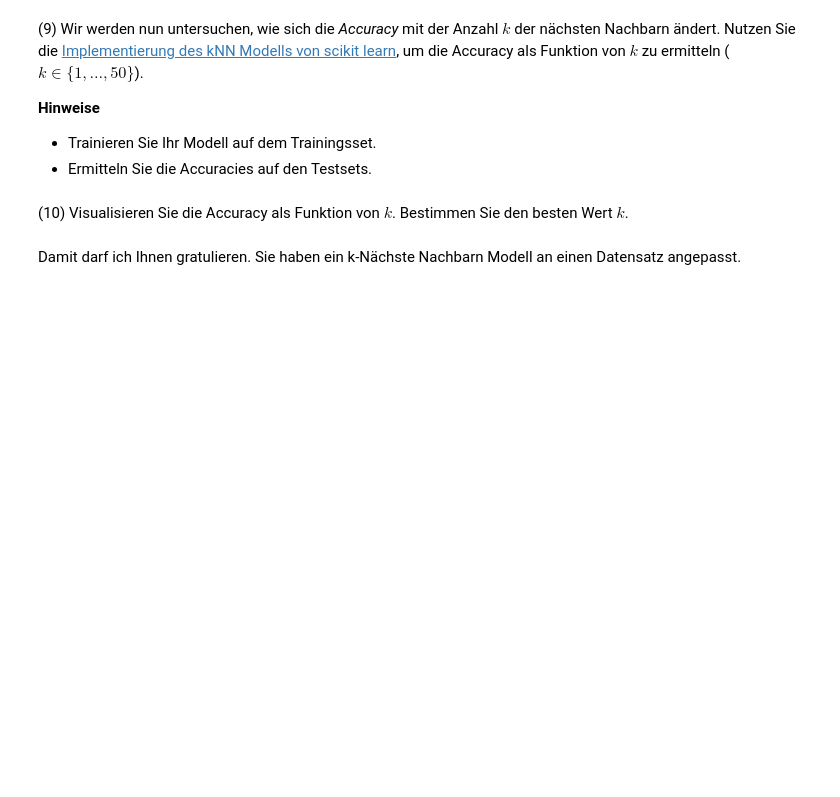
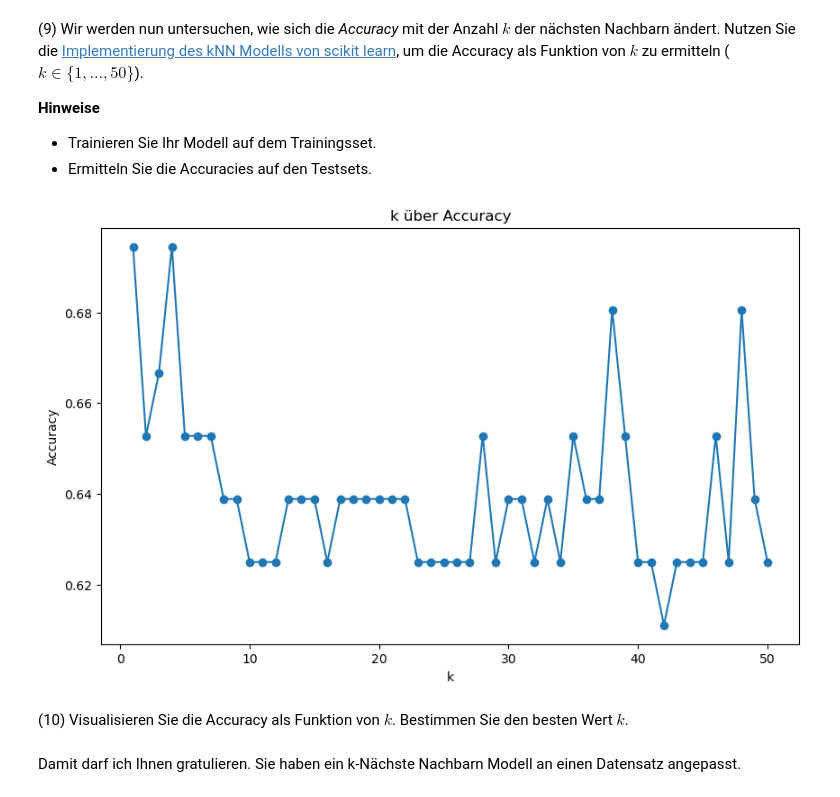
Before and after one commit to cortex359/ds.ss24, a Jupyter notebook: u12/Uebung-12.ipynb, the cells around one changed output. Drawn from its saved outputs; the diff is of its cells as text; code cells hidden in the pictures; blank space fills up the shorter version.

```diff
--- a/u12/Uebung-12.ipynb
+++ b/u12/Uebung-12.ipynb
@@ -157,6 +220,29 @@ def NN(x_train, y_train, x_test):
 
 * Trainieren Sie Ihr Modell auf dem Trainingsset.
 * Ermitteln Sie die Accuracies auf den Testsets.
+# %%
+from sklearn.neighbors import KNeighborsClassifier
+
+
+def NN_k(X_train, y_train, X_test, k):
+  NN_k = KNeighborsClassifier(n_neighbors=k)
+  NN_k.fit(X_train, y_train)
+  return NN_k.predict(X_test)
+
+k_range = np.arange(1, 51)
+ACC_k = []
+
+for k in k_range:
+  ACC_k.append(calculateAccuracy(NN_k(X_train_p, y_train, X_test_p, k)))
+
+plt.figure(figsize=(10, 6))
+plt.plot(k_range, ACC_k, marker='o')
+plt.title('k über Accuracy')
+plt.xlabel('k')
+plt.ylabel('Accuracy')
+plt.show()
+# %% [output]
+[figure, added]
 # %% [markdown]
 (10) Visualisieren Sie die Accuracy als Funktion von $k$. Bestimmen Sie den besten Wert $k$.
 # %% [markdown]
```
Also changed, not shown: parts of 7 cells of this notebook.
